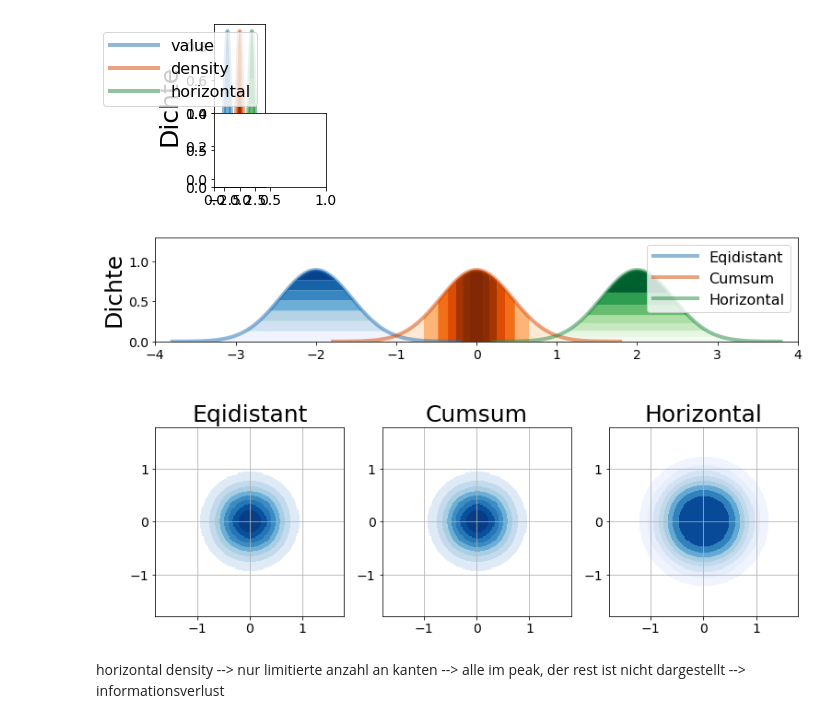
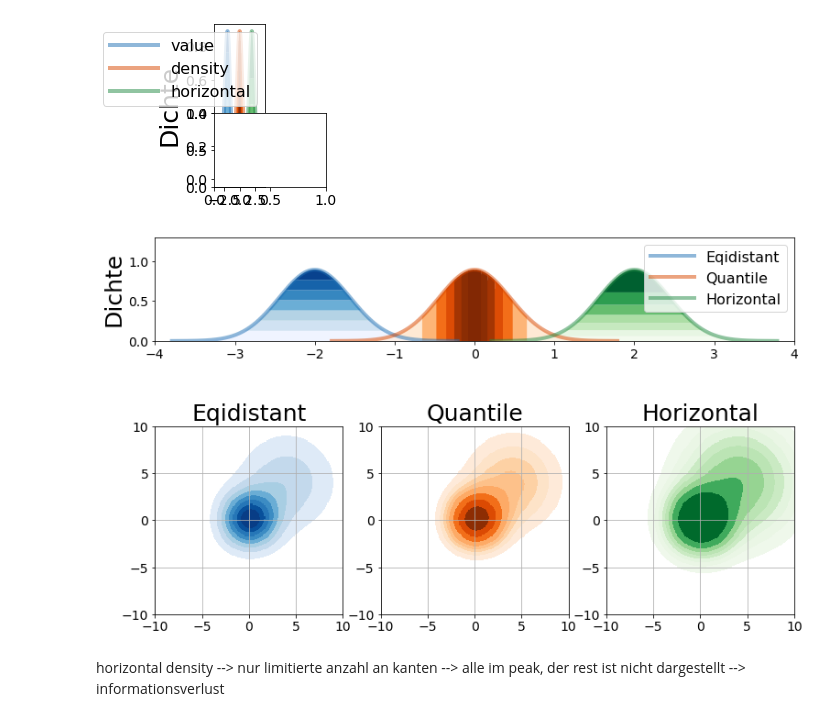
Before and after one commit to asver12/contour-maps-visualization, a Jupyter notebook: examples/mixture_model_data/1d_example.ipynb, the cells around one changed output. Cells and saved outputs as stored; diff of their text form; code cells hidden in the pictures.

```diff
--- a/examples/mixture_model_data/1d_example.ipynb
+++ b/examples/mixture_model_data/1d_example.ipynb
@@ -482,3 +485,17 @@ NameError: name 'picture' is not defined
+# %%
+mu_1 = 0
+cov_matrix_1 = [[1.,0],[0,1.]]
+eig_1 = [mu_1, mu_1]
+mu_2 = 2
+cov_matrix_2 = [[3.,0],[0,3.]]
+eig_2 = [mu_2, mu_2]
+x_min = -5
+x_max = 5
+y_min = -5
+y_max = 5
+gau_1 = Gaussian(eig_1, cov_matrix_1, x_min=x_min, x_max=x_max, y_min=y_min, y_max=y_max)
+gau_2 = Gaussian(eig_2, cov_matrix_2, x_min=x_min, x_max=x_max, y_min=y_min, y_max=y_max)
+mix_gau = MixingDistribution(gau_1, gau_2)
 # %%
 ax_1 = plt.subplot(211)
 ax_2 = plt.subplot(234)
@@ -514,37 +531,37 @@ x_b = np.linspace(np.sum([mu, mu_1, mu_2])/3 - 12 * np.sum([sigma, sigma_1, sigm
 y_b = stats.norm.pdf(x_b, *get_gaussian(mu, variance)[1:3]) + stats.norm.pdf(x_b, *get_gaussian(mu_1, variance_1)[1:3]) + stats.norm.pdf(x_b, *get_gaussian(mu_2, variance_2)[1:3])
 
 
 
 plot_polys(ax_1, polys)
 plot_polys(ax_1, polys_1)
 plot_polys(ax_1, polys_2)
 
 a = picture_cross.poly_union([polys, polys_1, polys_2])
 a = picture_cross.multi_union(a, 3)
 fill_between_lines(ax_1, a)
 
-names = ["Eqidistant", "Cumsum", "Horizontal"]
+names = ["Eqidistant", "Quantile", "Horizontal"]
 ax_1.plot(x, y, color=colors[0], label=names[0], linewidth=4, alpha=0.5)
 ax_1.plot(x_1, y_1, color=colors[1], label=names[1], linewidth=4, alpha=0.5)
 ax_1.plot(x_2, y_2, color=colors[2], label=names[2], linewidth=4, alpha=0.5)
 ax_1.set_ylabel("Dichte")
 ax_1.legend()
 
 cov_matrix = [[0.2,0],[0,0.2]]
 gau = Gaussian(means=[mu_1, mu_1], cov_matrix=cov_matrix)
 
 ax_2.set_title(names[0])
 ax_3.set_title(names[1])
 ax_4.set_title(names[2])
-picture_plot.plot_image(ax_2, [gau], contours=True, contour_method="equal_value")
-picture_plot.plot_image(ax_3, [gau], contours=True, contour_method="equal_density")
-picture_plot.plot_image(ax_4, [gau], contours=True, contour_method="equal_horizontal")
+picture_plot.plot_image(ax_2, [mix_gau], contours=True, contour_method="equal_value")
+picture_plot.plot_image(ax_3, [mix_gau], contours=True, contour_method="equal_density", contour_colorscheme = color_schemes.get_colorbrewer_schemes()[1:])
+picture_plot.plot_image(ax_4, [mix_gau], contours=True, contour_method="equal_horizontal", contour_colorscheme = color_schemes.get_colorbrewer_schemes()[2:])
 
 ax_1.set_xlim(-4, 4)
 ax_1.set_ylim(0, 1.3)
 ax_1.set_aspect('equal')
 plt.savefig("iso_line_types.png")
 # %% [output]
-[figure, old version]
+[figure, new version]
 # %% [markdown]
 horizontal density --> nur limitierte anzahl an kanten --> alle im peak, der rest ist nicht dargestellt --> informationsverlust
```
Also changed, not shown: parts of 2 cells of this notebook, 6 other files.
